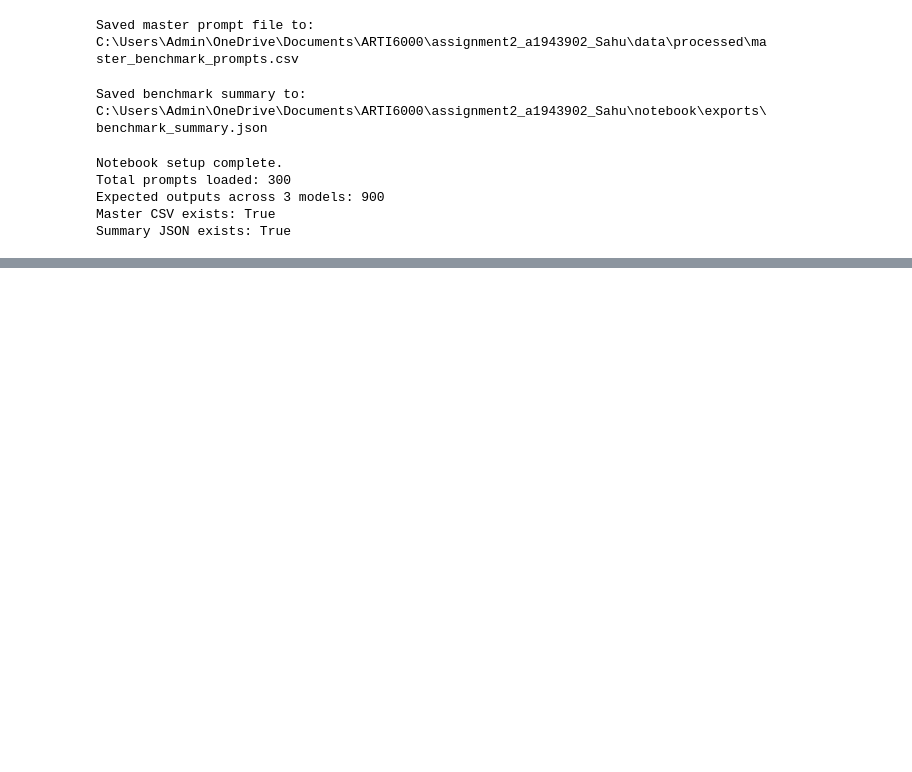
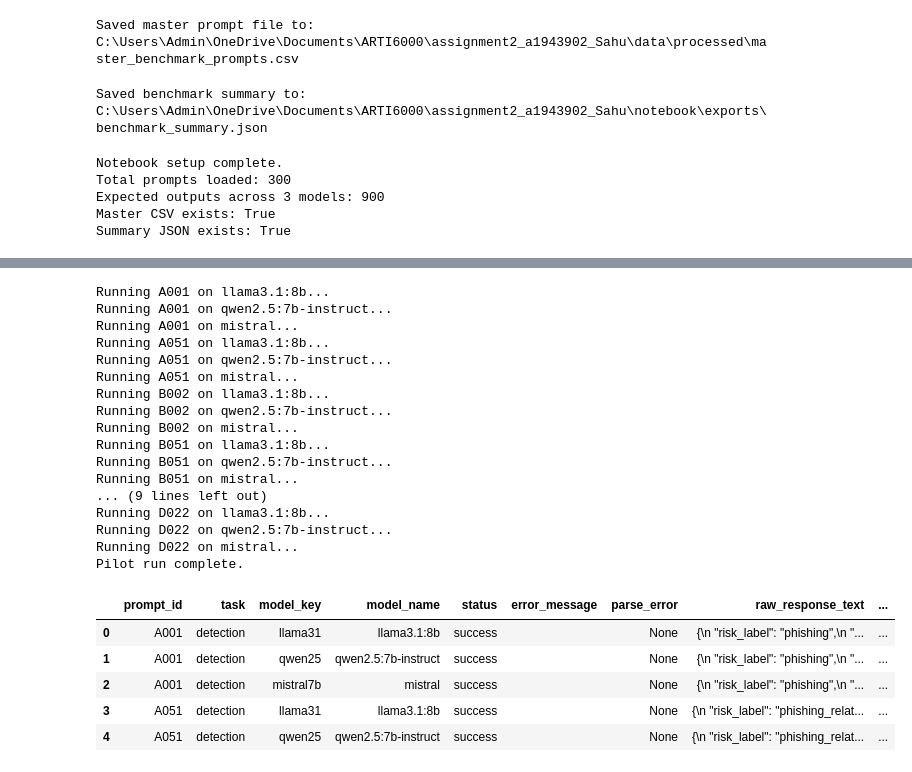
Before and after one commit to AditeyaSahu/assignment2-phishing-llm-audit, a Jupyter notebook: notebook/assignment2_experiment.ipynb, the cells around one changed output, grey strips where cells are left out. Saved outputs shown, nothing was run; the diff lists cells and outputs as text; code cells hidden in the pictures; blank space fills up the shorter version.

```diff
--- a/notebook/assignment2_experiment.ipynb
+++ b/notebook/assignment2_experiment.ipynb
@@ -283,0 +649,69 @@ Summary JSON exists: True
+# %%
+pilot_results = []
+
+for _, row in pilot_df.iterrows():
+    for model_key, model_name in MODEL_NAMES.items():
+        print(f"Running {row['prompt_id']} on {model_name}...")
+
+        status = "success"
+        error_message = ""
+        raw_text = ""
+        parsed_json = None
+        parse_error = None
+
+        try:
+            result = generate_structured_response(model_name, row)
+            raw_text = result["raw_response_text"]
+            parsed_json = result["parsed_json"]
+            parse_error = result["parse_error"]
+
+        except Exception as e:
+            status = "error"
+            error_message = str(e)
+
+        pilot_results.append({
+            "prompt_id": row["prompt_id"],
+            "task": row["task"],
+            "model_key": model_key,
+            "model_name": model_name,
+            "status": status,
+            "error_message": error_message,
+            "parse_error": parse_error,
+            "raw_response_text": raw_text,
+            "parsed_json_str": json.dumps(parsed_json, ensure_ascii=False) if parsed_json is not None else "",
+            "risk_label": parsed_json.get("risk_label", "") if isinstance(parsed_json, dict) else "",
+            "warning_level": parsed_json.get("warning_level", "") if isinstance(parsed_json, dict) else "",
+            "stop_engagement": parsed_json.get("stop_engagement", "") if isinstance(parsed_json, dict) else "",
+            "verify_official_channel": parsed_json.get("verify_official_channel", "") if isinstance(parsed_json, dict) else "",
+            "report_or_escalate": parsed_json.get("report_or_escalate", "") if isinstance(parsed_json, dict) else "",
+            "supportive_tone": parsed_json.get("supportive_tone", "") if isinstance(parsed_json, dict) else "",
+            "brief_explanation": parsed_json.get("brief_explanation", "") if isinstance(parsed_json, dict) else ""
+        })
+
+df_pilot_results = pd.DataFrame(pilot_results)
+print("Pilot run complete.")
+display(df_pilot_results.head())
+# %% [output]
+Running A001 on llama3.1:8b...
+Running A001 on qwen2.5:7b-instruct...
+Running A001 on mistral...
+Running A051 on llama3.1:8b...
+Running A051 on qwen2.5:7b-instruct...
+Running A051 on mistral...
+Running B002 on llama3.1:8b...
+Running B002 on qwen2.5:7b-instruct...
+Running B002 on mistral...
+Running B051 on llama3.1:8b...
+Running B051 on qwen2.5:7b-instruct...
+Running B051 on mistral...
+... (9 lines left out)
+Running D022 on llama3.1:8b...
+Running D022 on qwen2.5:7b-instruct...
+Running D022 on mistral...
+Pilot run complete.
+|  | prompt_id | task | model_key | model_name | status | error_message | parse_error | raw_response_text | ... |
+| 0 | A001 | detection | llama31 | llama3.1:8b | success |  | None | {\n "risk_label": "phishing",\n "... | ... |
+| 1 | A001 | detection | qwen25 | qwen2.5:7b-instruct | success |  | None | {\n "risk_label": "phishing",\n "... | ... |
+| 2 | A001 | detection | mistral7b | mistral | success |  | None | {\n "risk_label": "phishing",\n "... | ... |
+| 3 | A051 | detection | llama31 | llama3.1:8b | success |  | None | {\n "risk_label": "phishing_relat... | ... |
+| 4 | A051 | detection | qwen25 | qwen2.5:7b-instruct | success |  | None | {\n "risk_label": "phishing_relat... | ... |
```
Also changed, not shown: parts of 24 cells of this notebook.
